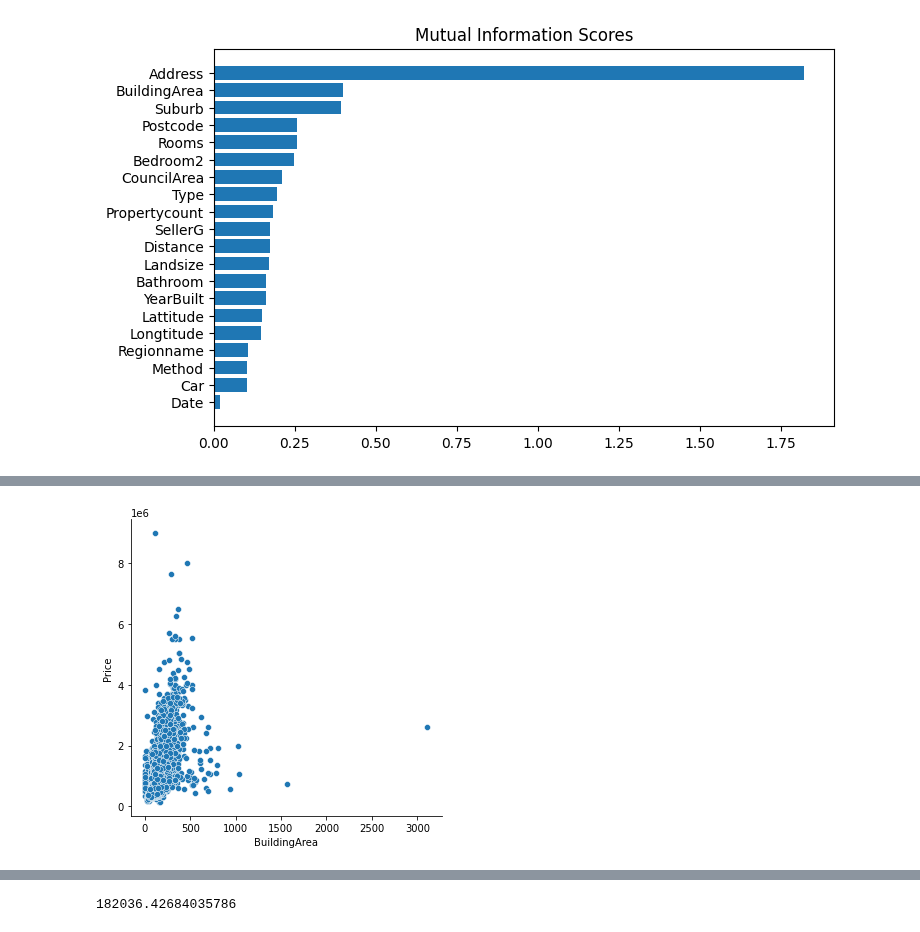
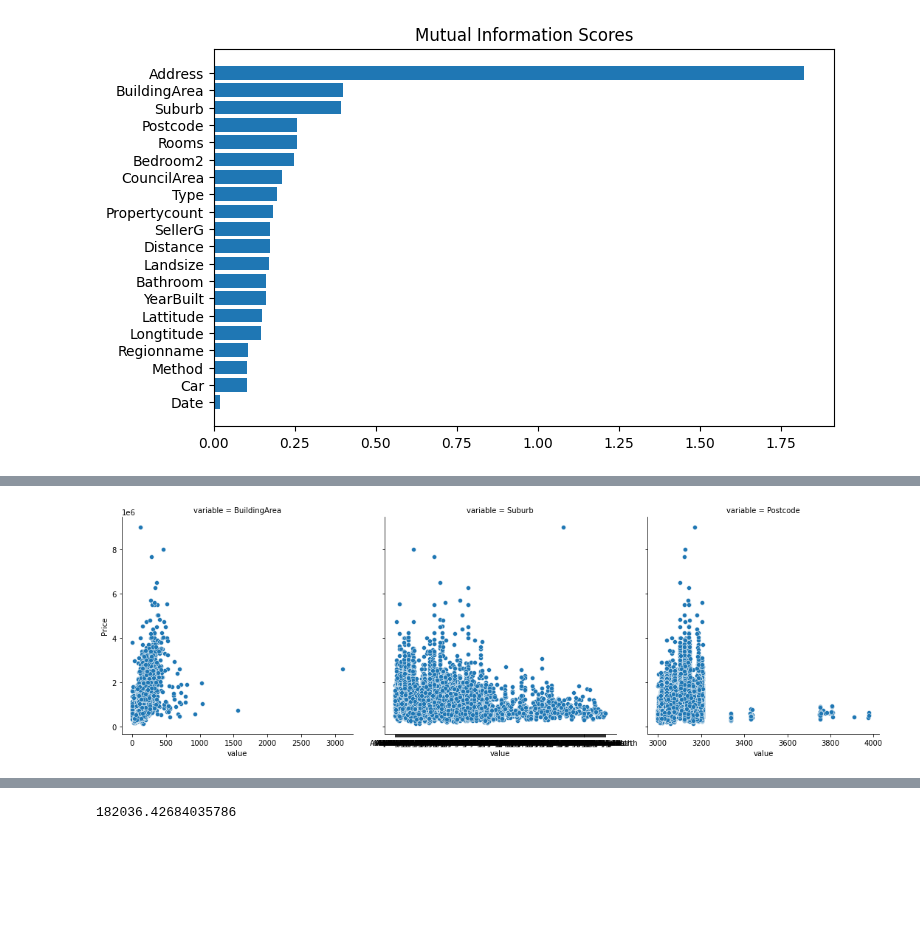
Before and after one commit to YatkinK/ml_models_tutorial, a Jupyter notebook: tutorial_houses_random_forest.ipynb, the cells around one changed output, grey strips where cells are left out. Drawn from its saved outputs; the diff is of its cells as text; code cells hidden in the pictures; blank space fills up the shorter version.

```diff
--- a/tutorial_houses_random_forest.ipynb
+++ b/tutorial_houses_random_forest.ipynb
@@ -190,4 +188,8 @@ sns.relplot(x="Address", y="Price", data=melbourne_data);
 # %%
-sns.relplot(x="BuildingArea", y="Price", data=melbourne_data);
+features = ["BuildingArea", "Suburb", "Postcode"]
+# pandas.melt - unpivots a DataFrame from wide to long format, optionally leaving identifiers set
+sns.relplot(
+    x="value", y="Price", col="variable", data=melbourne_data.melt(id_vars="Price", value_vars=features), facet_kws=dict(sharex=False),
+);
 # %% [output]
-[figure, old version]
+[figure, new version]
```
Also changed, not shown: parts of 10 cells of this notebook.
